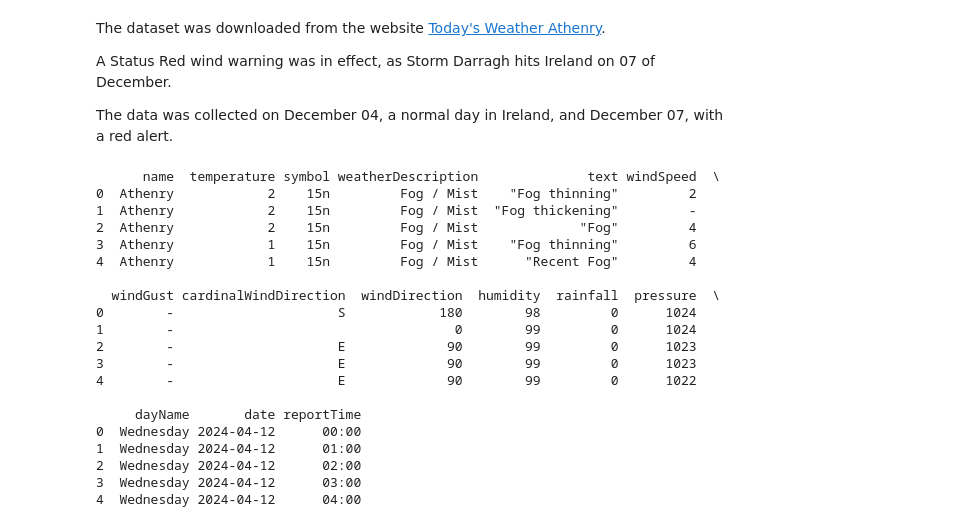
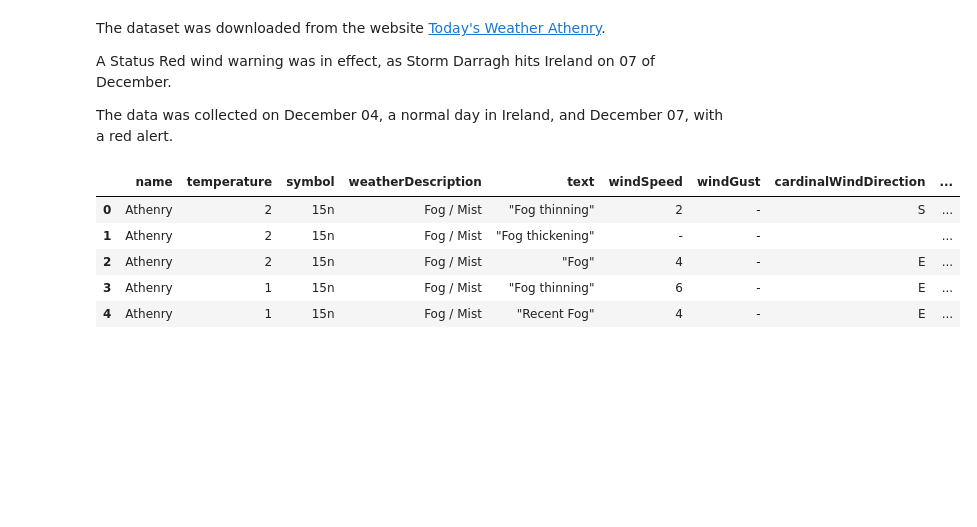
Before and after one commit to GabrielaDomiciano/PFDA_project, a Jupyter notebook: ireland_weather.ipynb, the cells around one changed output. Cells and saved outputs as stored; diff of their text form; code cells hidden in the pictures; blank space fills up the shorter version.

```diff
--- a/ireland_weather.ipynb
+++ b/ireland_weather.ipynb
@@ -491,32 +491,18 @@ The data was collected on December 04, a normal day in Ireland, and December 07,
 # %%
 # Read the Data Collected 04 December 2024
 # URL do arquivo JSON bruto no GitHub
 normal_day = "https://raw.githubusercontent.com/GabrielaDomiciano/Computer_infrastructure_assessment/refs/heads/main/data/weather/20241204_101703.json"
 
 # Lendo o JSON diretamente no DataFrame
 weather_df = pd.read_json(normal_day)
-print(weather_df.head())
+weather_df.head()
 # %% [output]
-      name  temperature symbol weatherDescription              text windSpeed  \
-0  Athenry            2    15n         Fog / Mist    "Fog thinning"         2
-1  Athenry            2    15n         Fog / Mist  "Fog thickening"         -
-2  Athenry            2    15n         Fog / Mist             "Fog"         4
-3  Athenry            1    15n         Fog / Mist    "Fog thinning"         6
-4  Athenry            1    15n         Fog / Mist      "Recent Fog"         4
-
-  windGust cardinalWindDirection  windDirection  humidity  rainfall  pressure  \
-0        -                     S            180        98         0      1024
-1        -                                    0        99         0      1024
-2        -                     E             90        99         0      1023
-3        -                     E             90        99         0      1023
-4        -                     E             90        99         0      1022
-
-     dayName       date reportTime
-0  Wednesday 2024-04-12      00:00
-1  Wednesday 2024-04-12      01:00
-2  Wednesday 2024-04-12      02:00
-3  Wednesday 2024-04-12      03:00
-4  Wednesday 2024-04-12      04:00
+|  | name | temperature | symbol | weatherDescription | text | windSpeed | windGust | cardinalWindDirection | ... |
+| 0 | Athenry | 2 | 15n | Fog / Mist | "Fog thinning" | 2 | - | S | ... |
+| 1 | Athenry | 2 | 15n | Fog / Mist | "Fog thickening" | - | - |  | ... |
+| 2 | Athenry | 2 | 15n | Fog / Mist | "Fog" | 4 | - | E | ... |
+| 3 | Athenry | 1 | 15n | Fog / Mist | "Fog thinning" | 6 | - | E | ... |
+| 4 | Athenry | 1 | 15n | Fog / Mist | "Recent Fog" | 4 | - | E | ... |
 # %%
 # Read the Data Collected 04 December 2024
 # URL do arquivo JSON bruto no GitHub
```
Also changed, not shown: parts of 2 cells of this notebook, 1 other file.
